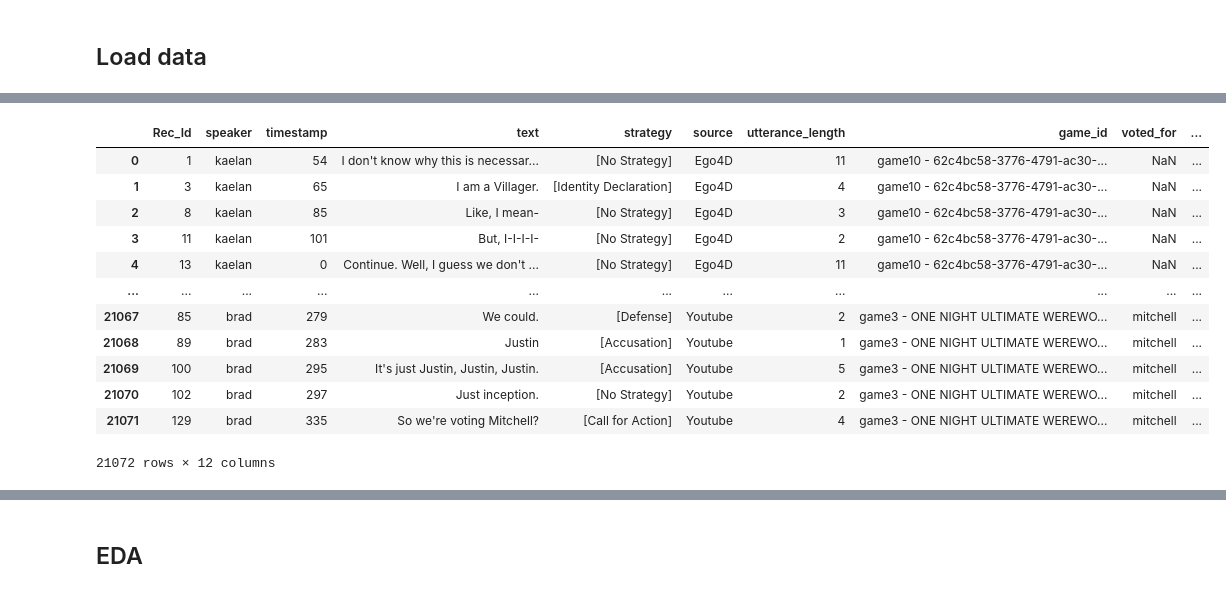
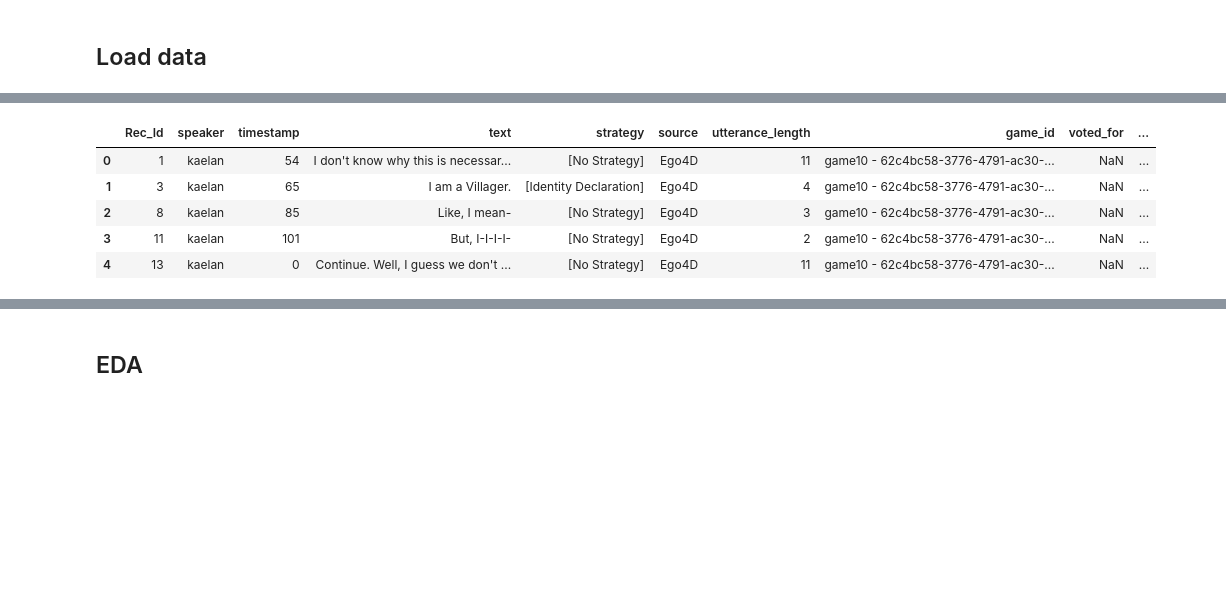
Before and after one commit to CUBoulder-DS/CSCI-5423-Final, a Jupyter notebook: Notebooks/EDA_Comparison.ipynb, the cells around one changed output, grey strips where cells are left out. Cells and saved outputs as stored; diff of their text form; code cells hidden in the pictures; blank space fills up the shorter version.

```diff
--- a/Notebooks/EDA_Comparison.ipynb
+++ b/Notebooks/EDA_Comparison.ipynb
@@ -82,17 +108,10 @@ llm_rounds_df
 # %%
-hum_text_df
+hum_text_df.head()
 # %% [output]
 |  | Rec_Id | speaker | timestamp | text | strategy | source | utterance_length | game_id | voted_for | ... |
 | 0 | 1 | kaelan | 54 | I don't know why this is necessar... | [No Strategy] | Ego4D | 11 | game10 - 62c4bc58-3776-4791-ac30-... | NaN | ... |
 | 1 | 3 | kaelan | 65 | I am a Villager. | [Identity Declaration] | Ego4D | 4 | game10 - 62c4bc58-3776-4791-ac30-... | NaN | ... |
 | 2 | 8 | kaelan | 85 | Like, I mean- | [No Strategy] | Ego4D | 3 | game10 - 62c4bc58-3776-4791-ac30-... | NaN | ... |
 | 3 | 11 | kaelan | 101 | But, I-I-I-I- | [No Strategy] | Ego4D | 2 | game10 - 62c4bc58-3776-4791-ac30-... | NaN | ... |
 | 4 | 13 | kaelan | 0 | Continue. Well, I guess we don't ... | [No Strategy] | Ego4D | 11 | game10 - 62c4bc58-3776-4791-ac30-... | NaN | ... |
-| ... | ... | ... | ... | ... | ... | ... | ... | ... | ... | ... |
-| 21067 | 85 | brad | 279 | We could. | [Defense] | Youtube | 2 | game3 - ONE NIGHT ULTIMATE WEREWO... | mitchell | ... |
-| 21068 | 89 | brad | 283 | Justin | [Accusation] | Youtube | 1 | game3 - ONE NIGHT ULTIMATE WEREWO... | mitchell | ... |
-| 21069 | 100 | brad | 295 | It's just Justin, Justin, Justin. | [Accusation] | Youtube | 5 | game3 - ONE NIGHT ULTIMATE WEREWO... | mitchell | ... |
-| 21070 | 102 | brad | 297 | Just inception. | [No Strategy] | Youtube | 2 | game3 - ONE NIGHT ULTIMATE WEREWO... | mitchell | ... |
-| 21071 | 129 | brad | 335 | So we're voting Mitchell? | [Call for Action] | Youtube | 4 | game3 - ONE NIGHT ULTIMATE WEREWO... | mitchell | ... |
-21072 rows × 12 columns
 # %%
```
Also changed, not shown: parts of 11 cells of this notebook, 8 other files.
